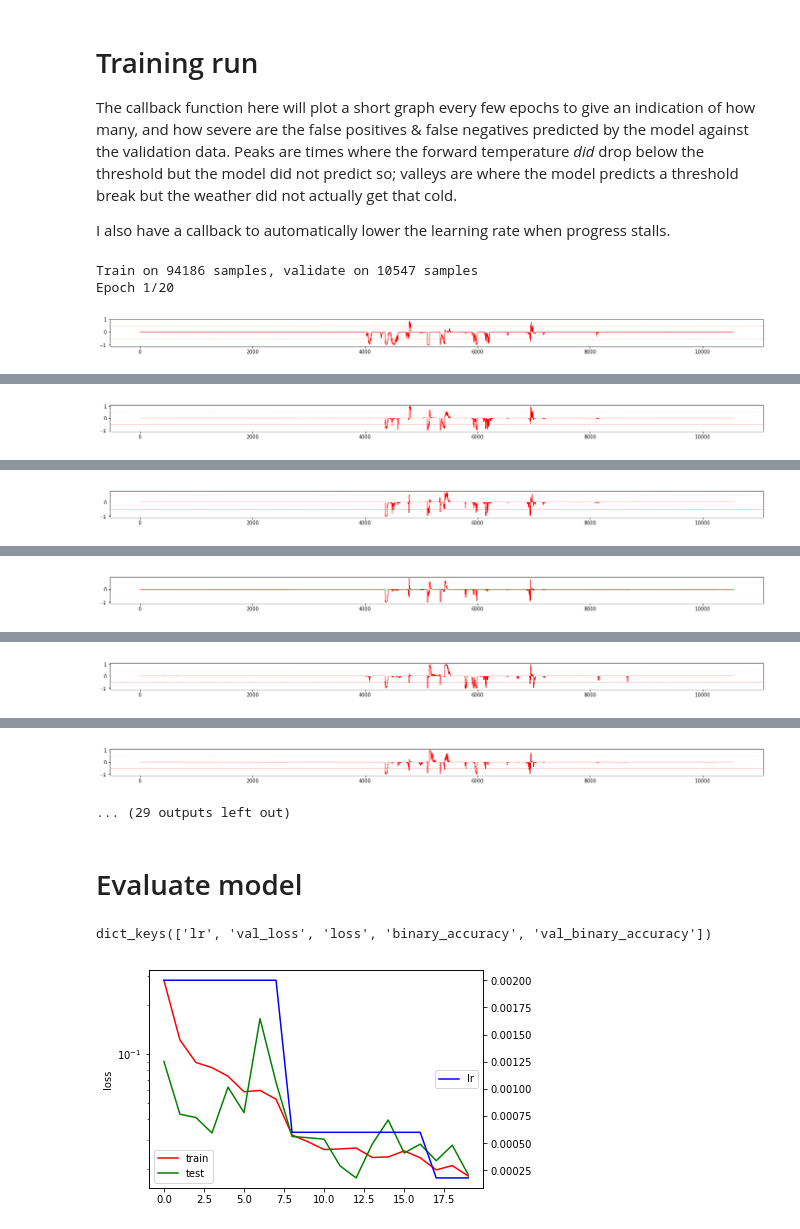
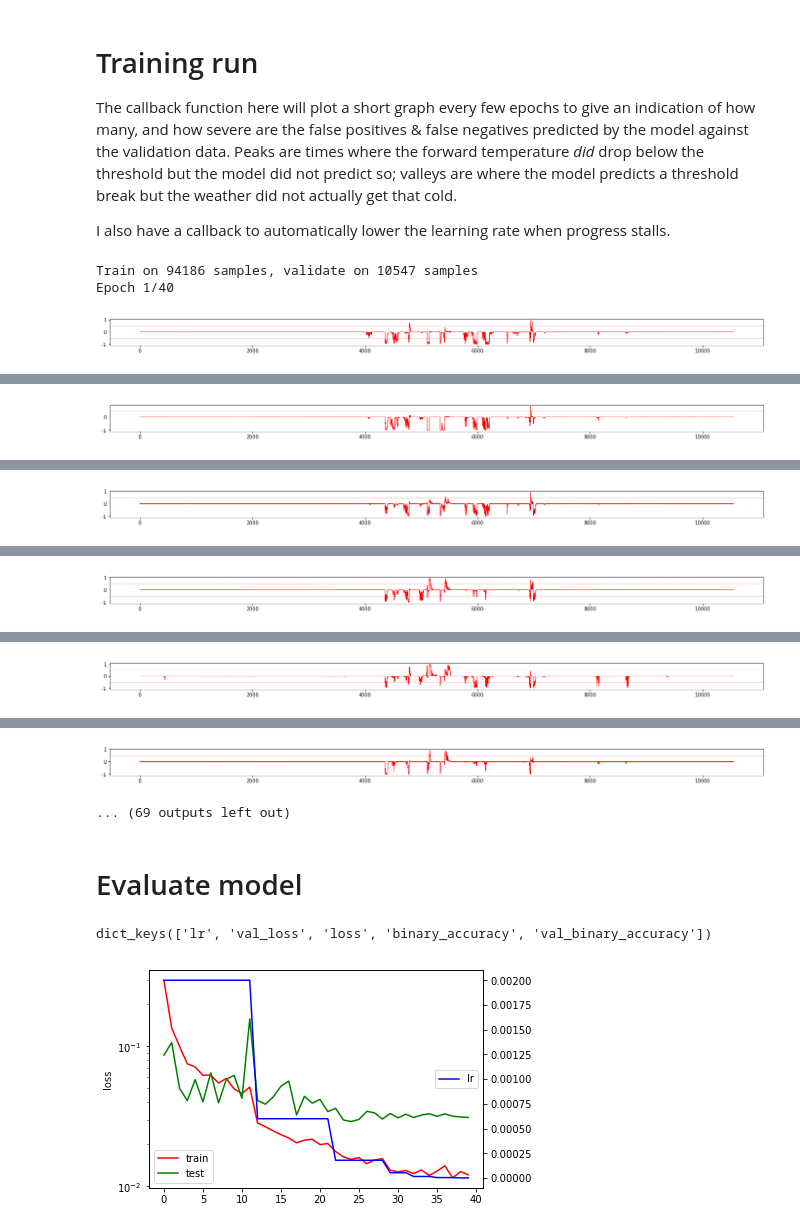
Before and after one commit to CienegaOrchards/Learning, a Jupyter notebook: Weather supplemental data.ipynb, the cells around one changed output, grey strips where cells are left out. Saved outputs shown, nothing was run; the diff lists cells and outputs as text; code cells hidden in the pictures.

```diff
--- a/Weather supplemental data.ipynb
+++ b/Weather supplemental data.ipynb
@@ -252,12 +252,12 @@ reduce_lr = ReduceLROnPlateau(factor=0.3, patience=3, verbose=1)
 graph_cb = GraphCallback()
 
 history = model.fit(train_x, train_y,
-          epochs=20,
+          epochs=40,
           batch_size=batch_size,
           validation_data=(val_x, val_y),
           class_weight={0:1, 1:fp_fn_ratio, 2:fp_fn_ratio**2},
           callbacks=[reduce_lr, graph_cb])
 # %% [output]
 Train on 94186 samples, validate on 10547 samples
-Epoch 1/20
+Epoch 1/40
-[figure, old version]
+[figure, new version]
@@ -266 +266 @@ Epoch 2/20
-[figure, old version]
+[figure, new version]
@@ -269 +269 @@ Epoch 3/20
-[figure, old version]
+[figure, new version]
@@ -272 +272 @@ Epoch 4/20
-[figure, old version]
+[figure, new version]
@@ -275 +275 @@ Epoch 5/20
-[figure, old version]
+[figure, new version]
@@ -278,5 +278,5 @@ Epoch 6/20
-[figure, old version]
+[figure, new version]
-... (29 outputs left out)
+... (69 outputs left out)
 # %% [markdown]
 # Evaluate model
 # %%
@@ -294,7 +294,7 @@ plt.xlabel('epoch')
 plt.show()
 # %% [output]
 dict_keys(['lr', 'val_loss', 'loss', 'binary_accuracy', 'val_binary_accuracy'])
-[figure, old version]
+[figure, new version]
 # %%
 fig, ax1 = plt.subplots(figsize=(24,8))
 ax2 = ax1.twinx()
```
Also changed, not shown: parts of 5 cells of this notebook.
